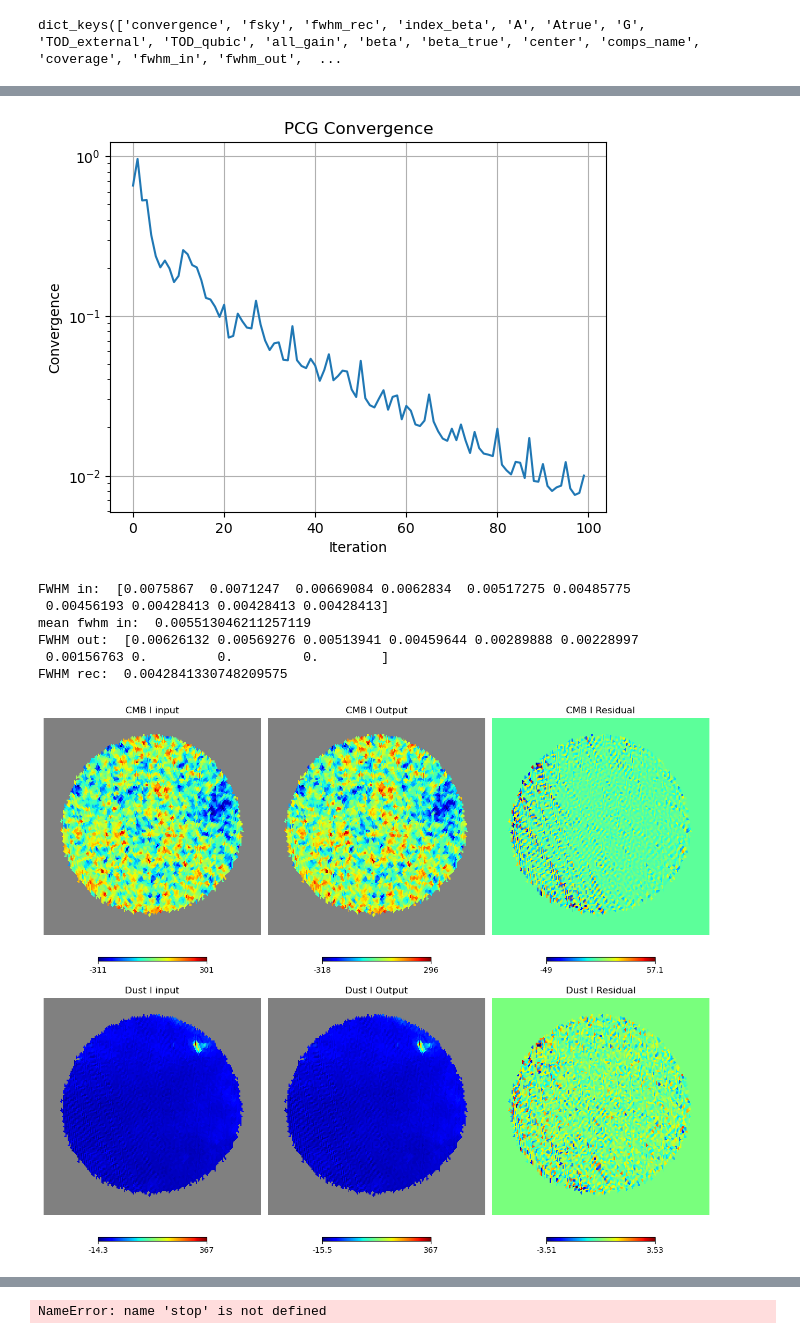
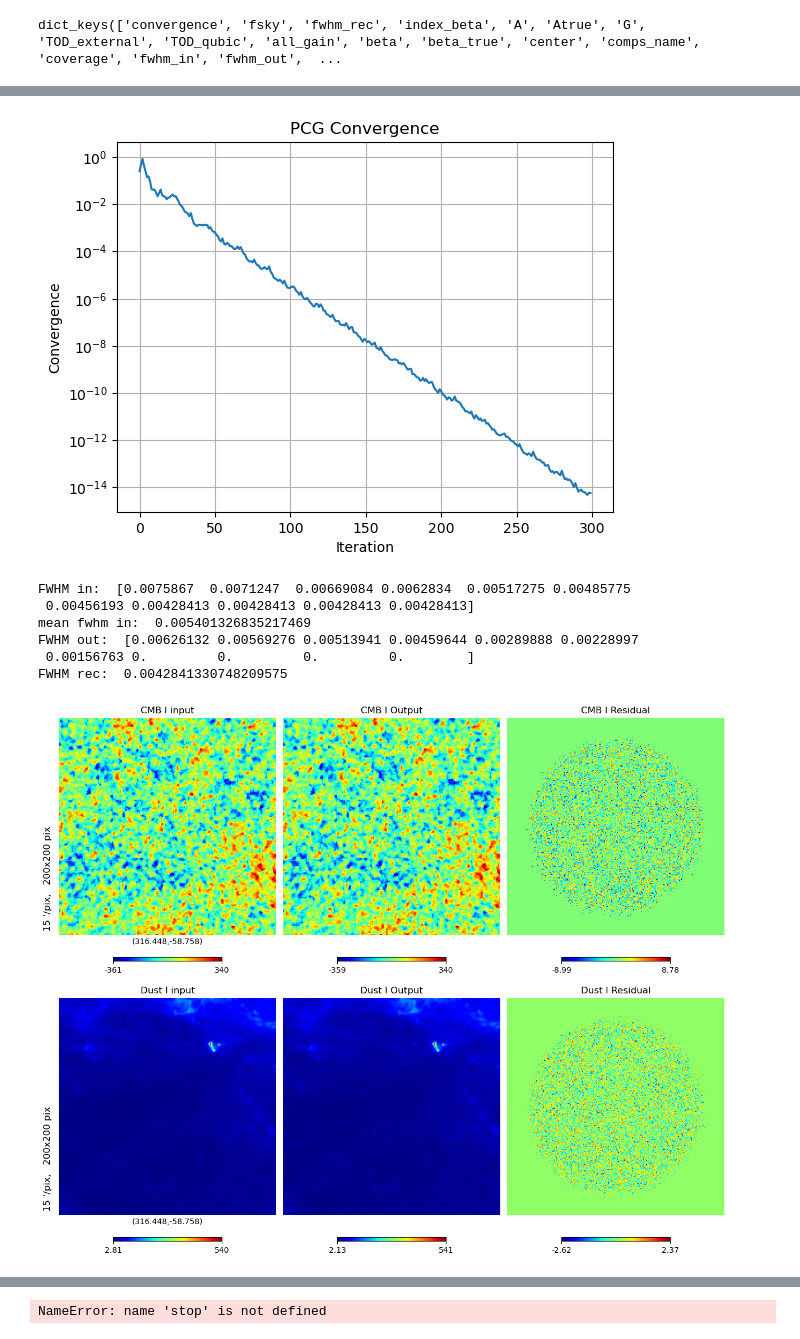
Before and after one commit to qubicsoft/qubic, a Jupyter notebook: qubic/scripts/MapMaking/src/CMM/test_convolution.ipynb, the cells around one changed output, grey strips where cells are left out. Cells and saved outputs as stored; diff of their text form; code cells hidden in the pictures.

```diff
--- a/qubic/scripts/MapMaking/src/CMM/test_convolution.ipynb
+++ b/qubic/scripts/MapMaking/src/CMM/test_convolution.ipynb
@@ -12,7 +12,7 @@ Pass --enable-32bits-pci-domain to configure to support such devices
 (warning: it would break the library ABI, don't enable unless really needed).
 # %%
 hdf5 = HDF5Dict()
-data = hdf5.load_dict("parametric_d0_DB_test_convo_out/Dict/test_None.h5")
+data = hdf5.load_dict("parametric_d0_DB_test_convo_512/Dict/test_None.h5")
 print(data["fwhm_rec"])
 # %% [output]
 0.0042841330748209575
@@ -35,13 +35,13 @@ fwhm_out = data["fwhm_out"]
 fwhm_rec = data["fwhm_rec"]
 seenpix = data["seenpix"]
 
-comp_maps_input = data["maps_in_convolved"]
+comp_maps_input = data["maps_in_convolved"].copy()
 comp_maps_input = comp_maps_input
 comp_maps_rec = data["maps"]
 comp_maps_res = comp_maps_input - comp_maps_rec
-comp_maps_input[:, ~seenpix] = hp.UNSEEN
-comp_maps_rec[:,  ~seenpix] = hp.UNSEEN
-comp_maps_res[:, ~seenpix] = hp.UNSEEN
+# comp_maps_input[:, ~seenpix] = hp.UNSEEN
+# comp_maps_rec[:,  ~seenpix] = hp.UNSEEN
+# comp_maps_res[:, ~seenpix] = hp.UNSEEN
 
 # for i in range(comp_maps_input.shape[0]):
 #     C = HealpixConvolutionGaussianOperator(np.max(fwhm_in))
@@ -53,4 +53,5 @@ center = data["center"]
 seenpix = data["seenpix"]
 convergence = data["convergence"]
 print(comp_maps_input.shape)
+print(fwhm_in)
 # %% [output]
@@ -57,0 +61,11 @@ print(comp_maps_input.shape)
+# %%
+test_not_convolved = hp.anafast(data["maps_in"][0].T)
+C = HealpixConvolutionGaussianOperator(np.min(fwhm_in))
+# test_convolved = hp.anafast(C(data["maps_in"][0]).T)
+test_convolved = hp.anafast(data["maps_in_convolved"][0].T)
+
+plt.plot(test_convolved[0], label="convolved")
+plt.plot(test_not_convolved[0], label="not convolved")
+plt.yscale("log")
+plt.ylim(1e-3, 1e2)
+plt.legend()
@@ -159,7 +181,7 @@ plt.yscale("log")
 plt.grid()
 plt.show()
 # %% [output]
-[figure, old version]
+[figure, new version]
 # %%
 print("FWHM in: ", fwhm_in)
 print("mean fwhm in: ", np.mean(fwhm_in))
@@ -167,10 +189,10 @@ print("FWHM out: ", fwhm_out)
 print("FWHM rec: ", fwhm_rec)
 # %% [output]
 FWHM in:  [0.0075867  0.0071247  0.00669084 0.0062834  0.00517275 0.00485775
- 0.00456193 0.00428413 0.00428413 0.00428413]
-mean fwhm in:  0.005513046211257119
+ 0.00456193 0.00428413 0.00428413 0.00428413 0.00428413]
+mean fwhm in:  0.005401326835217469
 FWHM out:  [0.00626132 0.00569276 0.00513941 0.00459644 0.00289888 0.00228997
- 0.00156763 0.         0.         0.        ]
+ 0.00156763 0.         0.         0.         0.        ]
 FWHM rec:  0.0042841330748209575
 # %%
 plt.figure(figsize=(12, 10))
@@ -193,35 +215,35 @@ reso = 15
 k = 0
 
 for icomp in range(n):
     C = HealpixConvolutionGaussianOperator(0)#fwhm_rec[icomp])
     hp.gnomview((C(comp_maps_input[icomp])[ :, istk]), rot=center,
 
                         reso=reso,
-                        notext=True,
+                        # notext=True,
                         title=f"{name_comp[icomp]} {STOKES[istk]} input",
                         cmap="jet",
 
                         sub=(n, 3, k + 1))
 
     hp.gnomview((C(comp_maps_rec[icomp])[ :, istk]), rot=center,
                         reso=reso,
                         notext=True,
                         title=f"{name_comp[icomp]} {STOKES[istk]} Output",
                         cmap="jet",
                         # min = - n * sigma_rec[icomp],
                         # max = n * sigma_rec[icomp],
                         sub=(n, 3, k + 2))
 
     hp.gnomview(C(comp_maps_res[icomp])[ :, istk], rot=center,
                         reso=reso,
                         notext=True,
                         title=f"{name_comp[icomp]} {STOKES[istk]} Residual",
                         cmap="jet",
 
                         sub=(n, 3, k + 3))
     k += 3
 # %% [output]
-[figure, old version]
+[figure, new version]
 # %%
 plt.figure(figsize=(12, 10))
 
```
Also changed, not shown: parts of 13 cells of this notebook, 7 other files.
